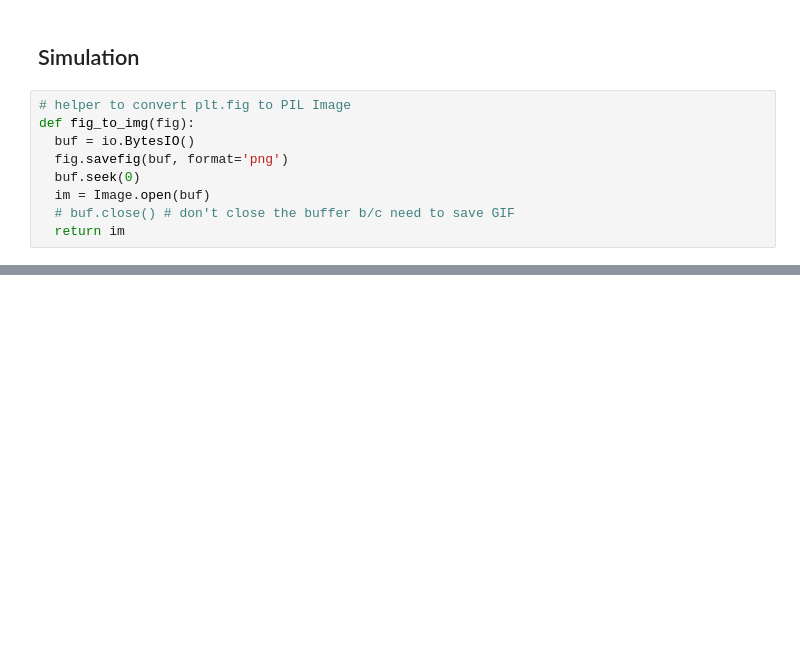
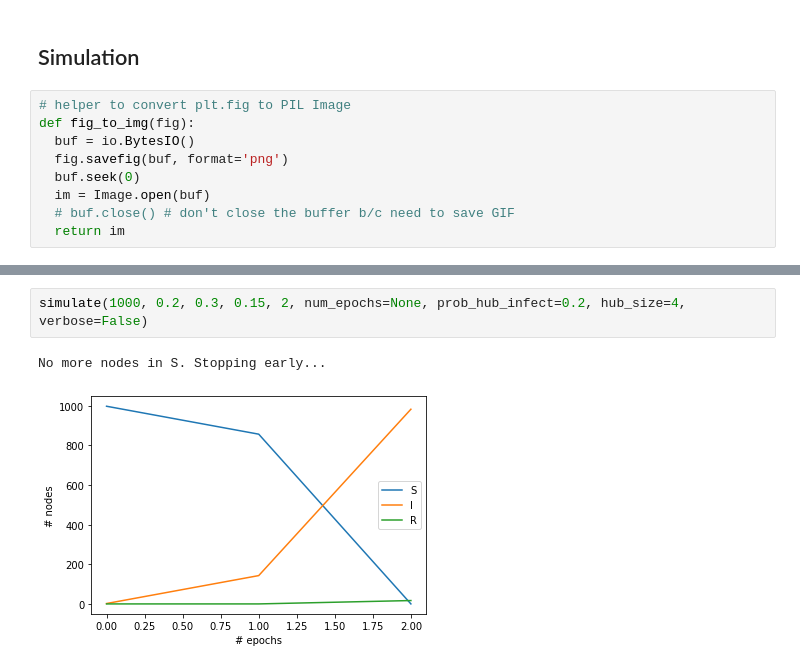
Before and after one commit to RuolinZheng08/playground, a Jupyter notebook: epidemic-network/epidemic_network.ipynb, the cells around one changed output, grey strips where cells are left out. Drawn from its saved outputs; the diff is of its cells as text; blank space fills up the shorter version.

```diff
--- a/epidemic-network/epidemic_network.ipynb
+++ b/epidemic-network/epidemic_network.ipynb
@@ -312,0 +368,5 @@ display.Image('hub.gif', format='png')
+# %%
+simulate(1000, 0.2, 0.3, 0.15, 2, num_epochs=None, prob_hub_infect=0.2, hub_size=4, verbose=False)
+# %% [output]
+No more nodes in S. Stopping early...
+[figure, added]
```
Also changed, not shown: parts of 17 cells of this notebook.
